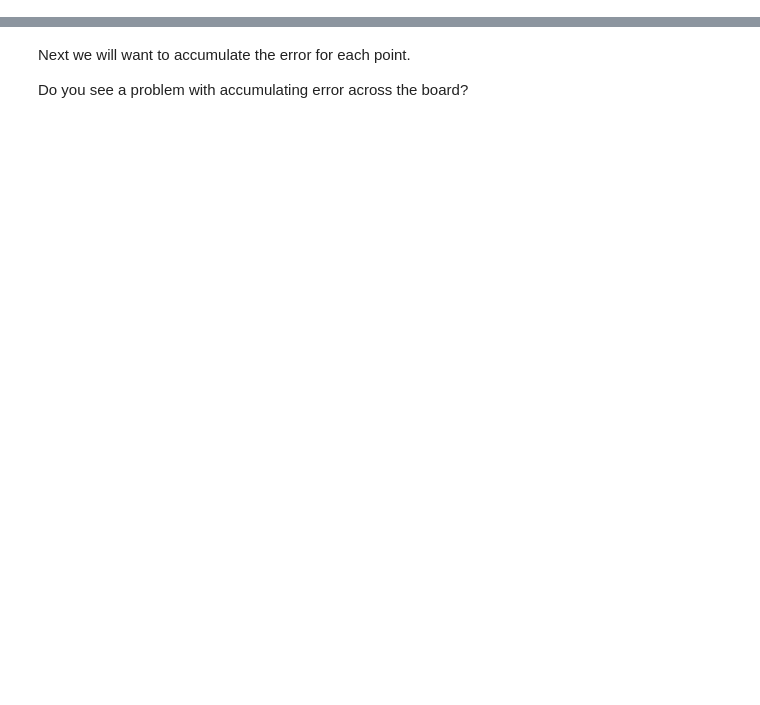
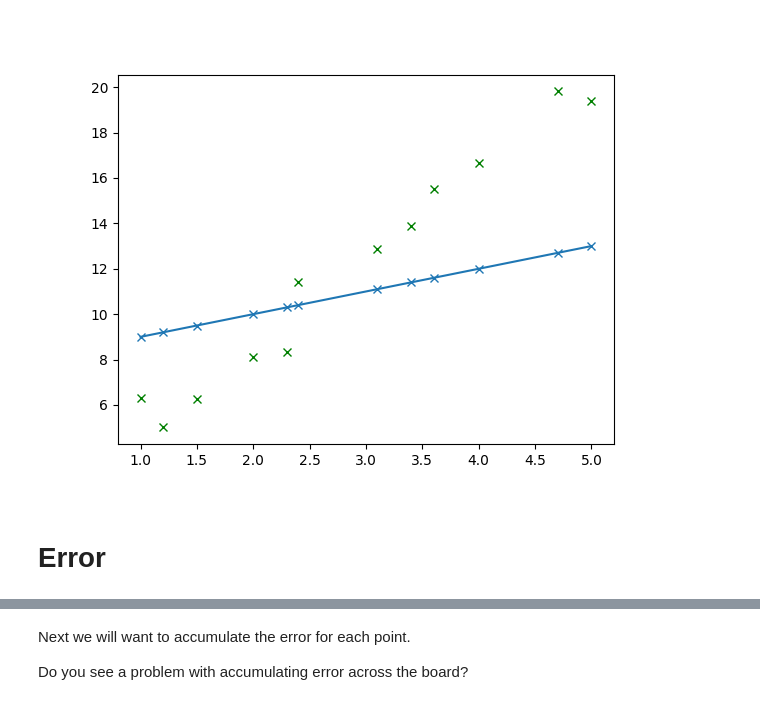
Before and after one commit to NCState-Exploring-Machine-Learning/unit-2-intro-machine-learning, a Jupyter notebook: linear-regression.ipynb, the cells around one changed output, grey strips where cells are left out. Drawn from its saved outputs; the diff is of its cells as text; code cells hidden in the pictures; blank space fills up the shorter version.

```diff
--- a/linear-regression.ipynb
+++ b/linear-regression.ipynb
@@ -97,3 +50,15 @@ plt.show()
+# %%
+m = 1
+b = 8
+x = np.array(x_data) # Creates 20 points between 0 and 5
+y_hat = m * x + b # Note: y_hat is the estimate or result of our function estimator
+plt.figure()
+plt.plot(x, y_hat, '-x', x_data, y_data, 'xg')
+plt.show()
+# %% [output]
+[figure, added]
+# %% [markdown]
+# Error
 # %%
 # Error Function
 
```
Also changed, not shown: parts of 17 cells of this notebook, 3 other files.
